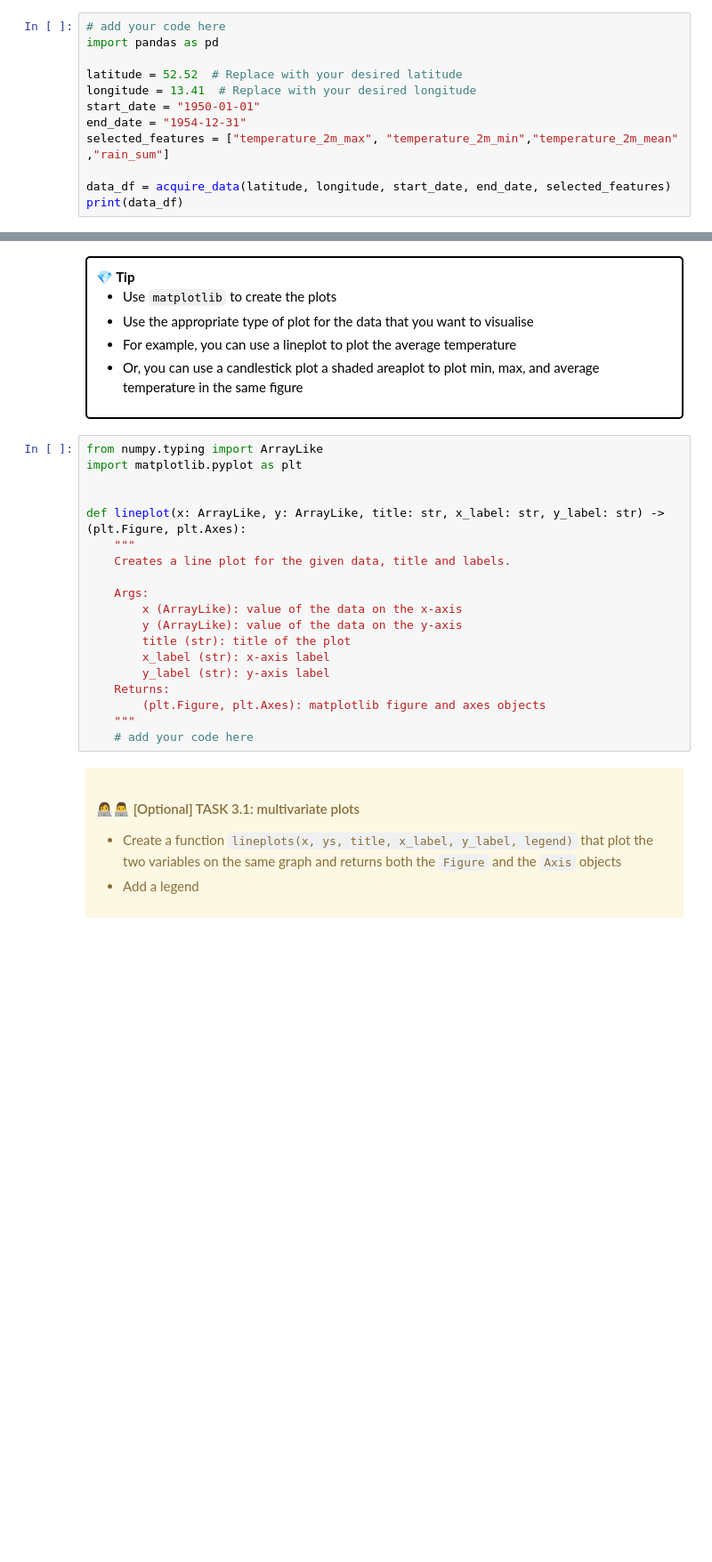
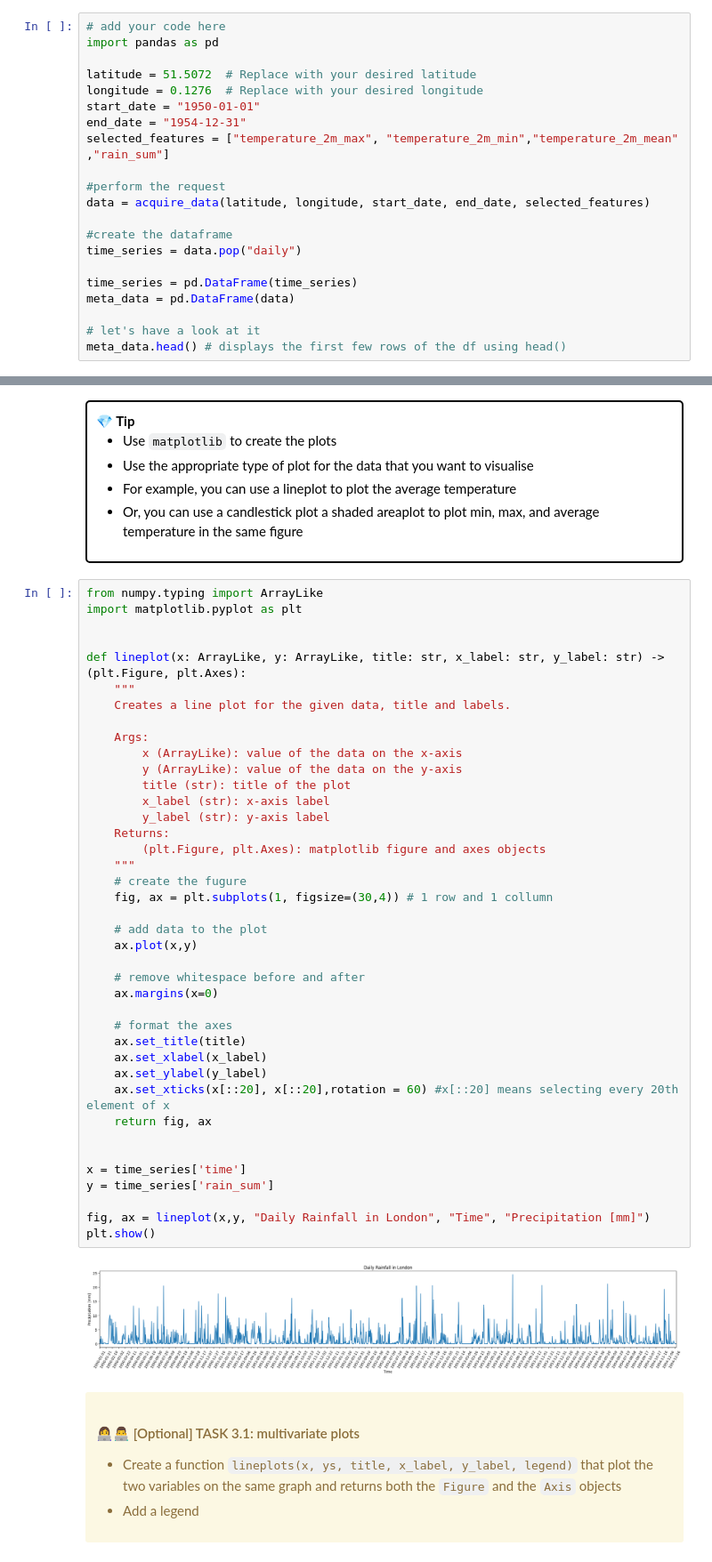
Before and after one commit to UCL-ELEC0136/3-data-processing-CurieN26, a Jupyter notebook: 3-data-processing.ipynb, the cells around one changed output, grey strips where cells are left out. Shown at 89% size. Drawn from its saved outputs; the diff is of its cells as text; blank space fills up the shorter version.

Commit message:
ploted the first graph

```diff
--- a/3-data-processing.ipynb
+++ b/3-data-processing.ipynb
@@ -105,13 +104,22 @@ def acquire_data(latitude: float, longitude: float, start_date: str, end_date: s
 # add your code here
 import pandas as pd
 
-latitude = 52.52  # Replace with your desired latitude
-longitude = 13.41  # Replace with your desired longitude
+latitude = 51.5072  # Replace with your desired latitude
+longitude = 0.1276  # Replace with your desired longitude
 start_date = "1950-01-01"
 end_date = "1954-12-31"
 selected_features = ["temperature_2m_max", "temperature_2m_min","temperature_2m_mean" ,"rain_sum"]
 
-data_df = acquire_data(latitude, longitude, start_date, end_date, selected_features)
-print(data_df)
+#perform the request
+data = acquire_data(latitude, longitude, start_date, end_date, selected_features)
+
+#create the dataframe
+time_series = data.pop("daily")
+
+time_series = pd.DataFrame(time_series)
+meta_data = pd.DataFrame(data)
+
+# let's have a look at it
+meta_data.head() # displays the first few rows of the df using head()
 # %% [output]
 Response status code: 200
@@ -138,22 +151,45 @@ Response content: b'{"latitude":52.5,"longitude":13.400009,"generationtime_ms":1
 # %%
 from numpy.typing import ArrayLike
 import matplotlib.pyplot as plt
 
 
 def lineplot(x: ArrayLike, y: ArrayLike, title: str, x_label: str, y_label: str) -> (plt.Figure, plt.Axes):
     """
     Creates a line plot for the given data, title and labels.
 
     Args:
         x (ArrayLike): value of the data on the x-axis
         y (ArrayLike): value of the data on the y-axis
         title (str): title of the plot
         x_label (str): x-axis label
         y_label (str): y-axis label
     Returns:
         (plt.Figure, plt.Axes): matplotlib figure and axes objects
     """
-    # add your code here
+    # create the fugure
+    fig, ax = plt.subplots(1, figsize=(30,4)) # 1 row and 1 collumn
+
+    # add data to the plot
+    ax.plot(x,y)
+
+    # remove whitespace before and after
+    ax.margins(x=0)
+
+    # format the axes
+    ax.set_title(title)
+    ax.set_xlabel(x_label)
+    ax.set_ylabel(y_label)
+    ax.set_xticks(x[::20], x[::20],rotation = 60) #x[::20] means selecting every 20th element of x
+    return fig, ax
+
+
+x = time_series['time']
+y = time_series['rain_sum']
+
+fig, ax = lineplot(x,y, "Daily Rainfall in London", "Time", "Precipitation [mm]")
+plt.show()
+# %% [output]
+[figure, added]
 # %% [markdown]
 <div class="alert alert-block alert-warning">
 <h4>👩‍💻👨‍💻 [Optional] TASK 3.1: multivariate plots</h4>
```
Also changed, not shown: parts of 2 cells of this notebook.
